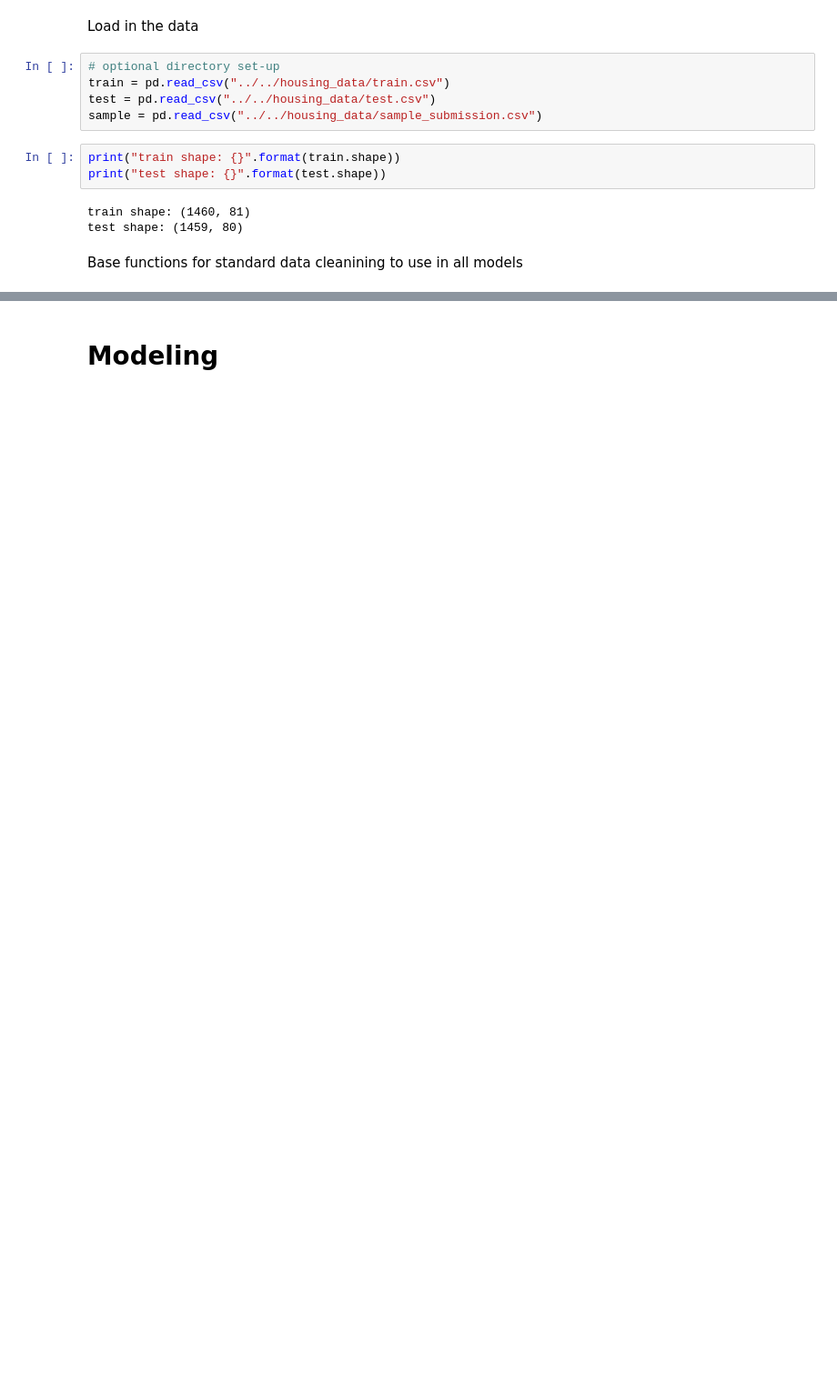
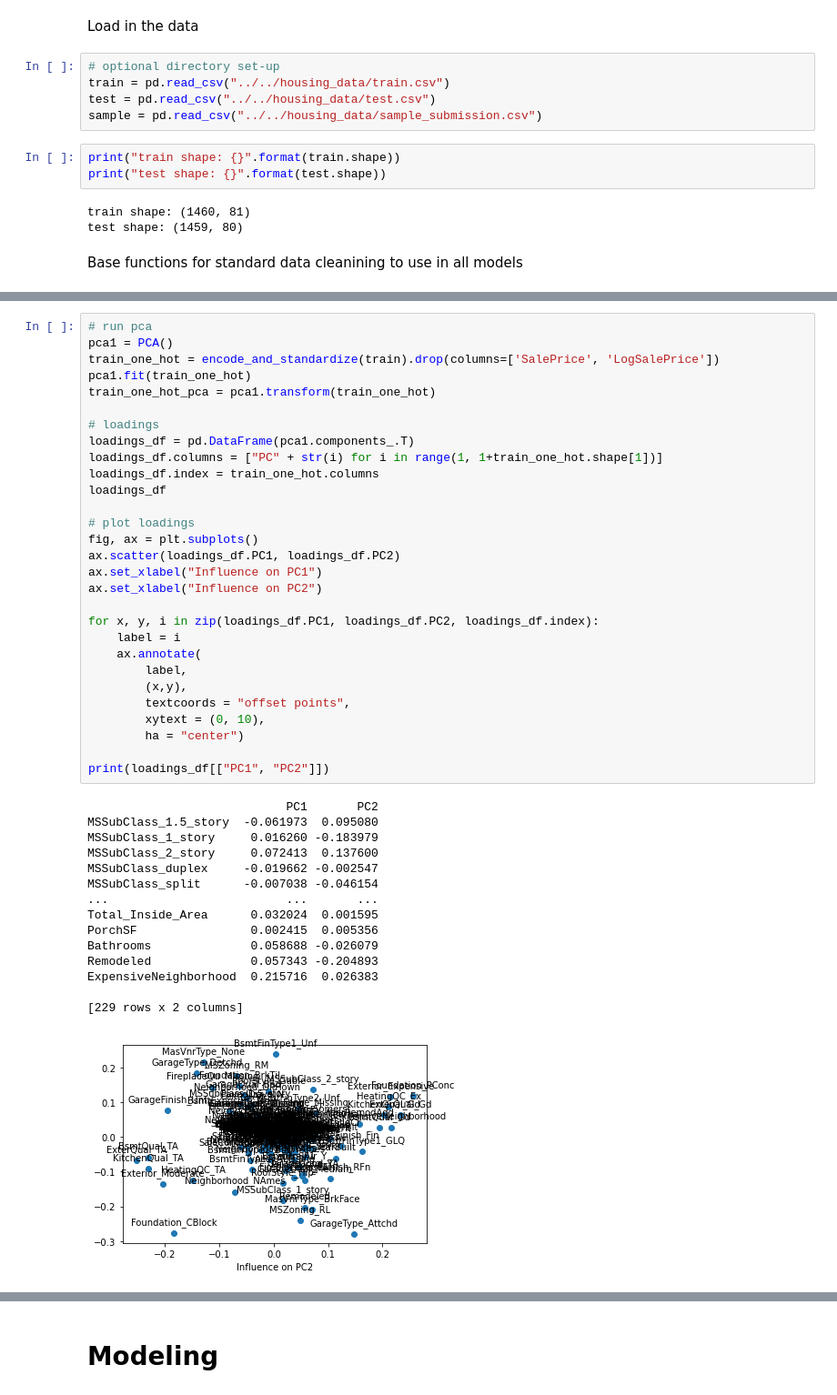
Before and after one commit to trevor-johnson1/w207_finalproject, a Jupyter notebook: models/modeling_tj.ipynb, the cells around one changed output, grey strips where cells are left out. Shown at 91% size. Drawn from its saved outputs; the diff is of its cells as text; blank space fills up the shorter version.

```diff
--- a/models/modeling_tj.ipynb
+++ b/models/modeling_tj.ipynb
@@ -185,0 +312,45 @@ print(standard_feature_eng(na_clean(train)).shape)
+# %%
+# run pca
+pca1 = PCA()
+train_one_hot = encode_and_standardize(train).drop(columns=['SalePrice', 'LogSalePrice'])
+pca1.fit(train_one_hot)
+train_one_hot_pca = pca1.transform(train_one_hot)
+
+# loadings
+loadings_df = pd.DataFrame(pca1.components_.T)
+loadings_df.columns = ["PC" + str(i) for i in range(1, 1+train_one_hot.shape[1])]
+loadings_df.index = train_one_hot.columns
+loadings_df
+
+# plot loadings
+fig, ax = plt.subplots()
+ax.scatter(loadings_df.PC1, loadings_df.PC2)
+ax.set_xlabel("Influence on PC1")
+ax.set_xlabel("Influence on PC2")
+
+for x, y, i in zip(loadings_df.PC1, loadings_df.PC2, loadings_df.index):
+    label = i
+    ax.annotate(
+        label,
+        (x,y),
+        textcoords = "offset points",
+        xytext = (0, 10),
+        ha = "center")
+
+print(loadings_df[["PC1", "PC2"]])
+# %% [output]
+                            PC1       PC2
+MSSubClass_1.5_story  -0.061973  0.095080
+MSSubClass_1_story     0.016260 -0.183979
+MSSubClass_2_story     0.072413  0.137600
+MSSubClass_duplex     -0.019662 -0.002547
+MSSubClass_split      -0.007038 -0.046154
+...                         ...       ...
+Total_Inside_Area      0.032024  0.001595
+PorchSF                0.002415  0.005356
+Bathrooms              0.058688 -0.026079
+Remodeled              0.057343 -0.204893
+ExpensiveNeighborhood  0.215716  0.026383
+
+[229 rows x 2 columns]
+[figure, added]
```
Also changed, not shown: parts of 84 cells of this notebook, 1 other file.
